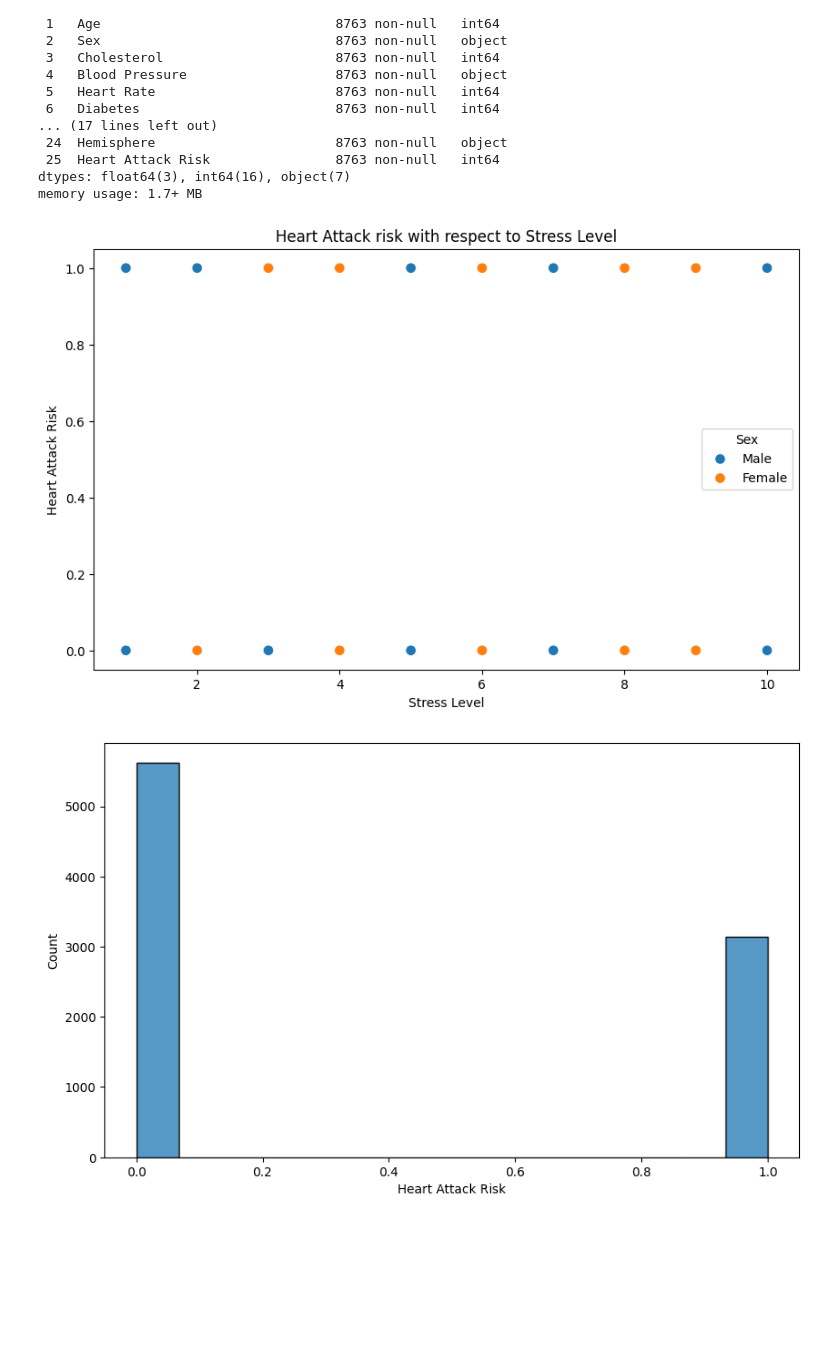
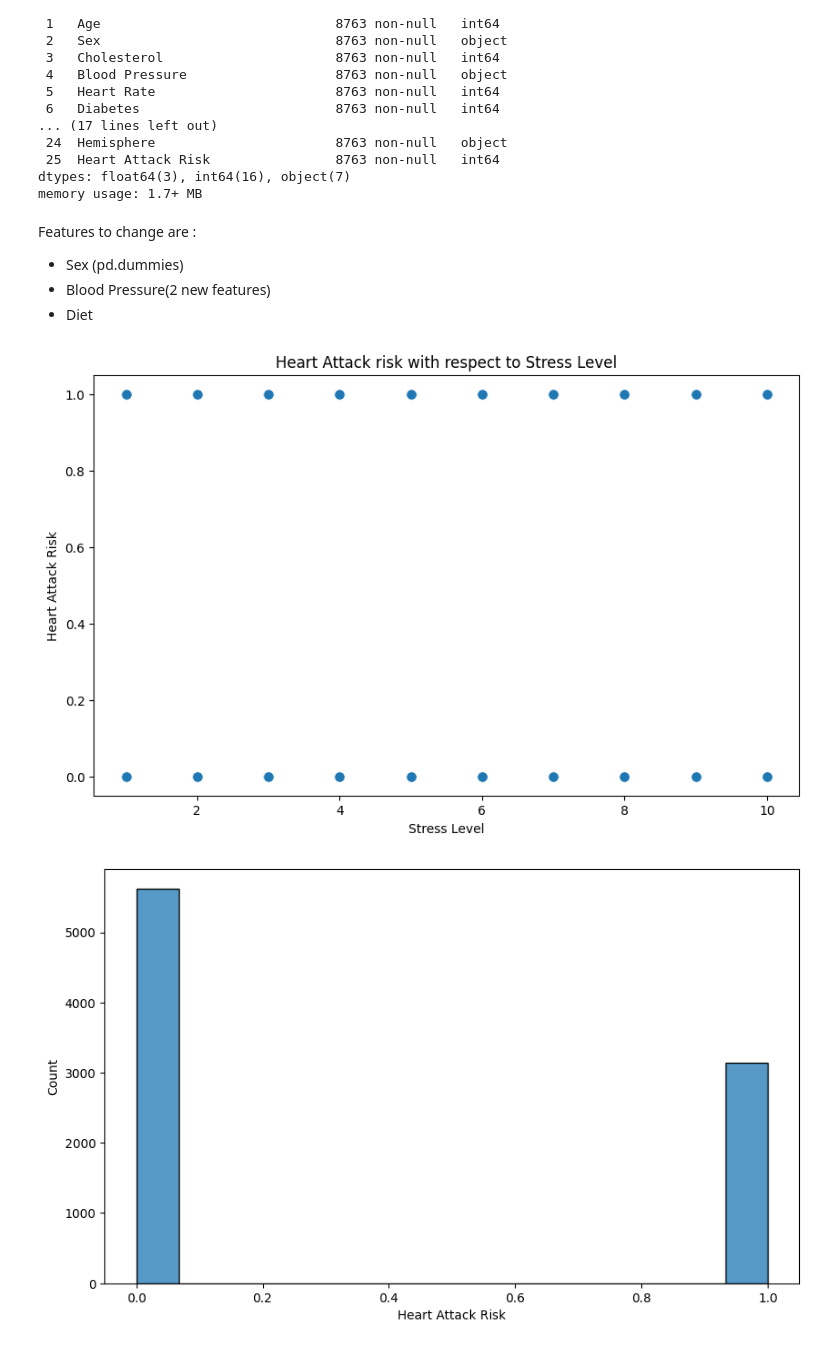
Before and after one commit to omkarnaik713/Causal-Inference-Research, a Jupyter notebook: Causal-research.ipynb, the cells around one changed output. Drawn from its saved outputs; the diff is of its cells as text; code cells hidden in the pictures; blank space fills up the shorter version.

```diff
--- a/Causal-research.ipynb
+++ b/Causal-research.ipynb
@@ -37,14 +35,19 @@ Data columns (total 26 columns):
  25  Heart Attack Risk                8763 non-null   int64
 dtypes: float64(3), int64(16), object(7)
 memory usage: 1.7+ MB
+# %% [markdown]
+Features to change are :
+- Sex (pd.dummies)
+- Blood Pressure(2 new features)
+- Diet
 # %%
 import matplotlib.pyplot as plt
 import seaborn as sns
 plt.figure(figsize=(10,6))
-sns.scatterplot(x='Stress Level', y = 'Heart Attack Risk', hue = 'Sex',data = data,s = 70).set_title('Heart Attack risk with respect to Stress Level')
+sns.scatterplot(x='Stress Level', y = 'Heart Attack Risk',data = data,s = 70).set_title('Heart Attack risk with respect to Stress Level')
 plt.show()
 # %% [output]
-[figure, old version]
+[figure, new version]
 # %%
 plt.figure(figsize=(10,6))
 sns.histplot(data = data['Heart Attack Risk'])
```
Also changed, not shown: parts of 46 cells of this notebook.
